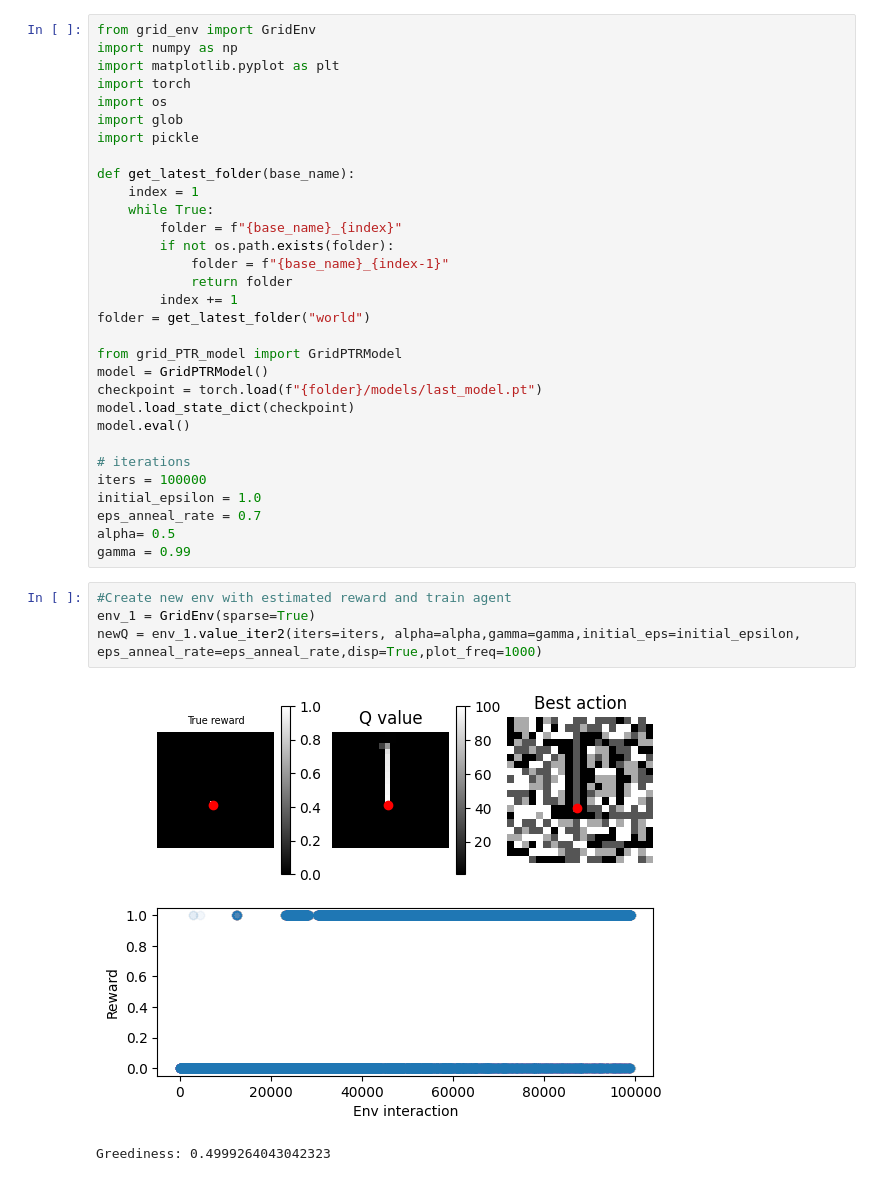
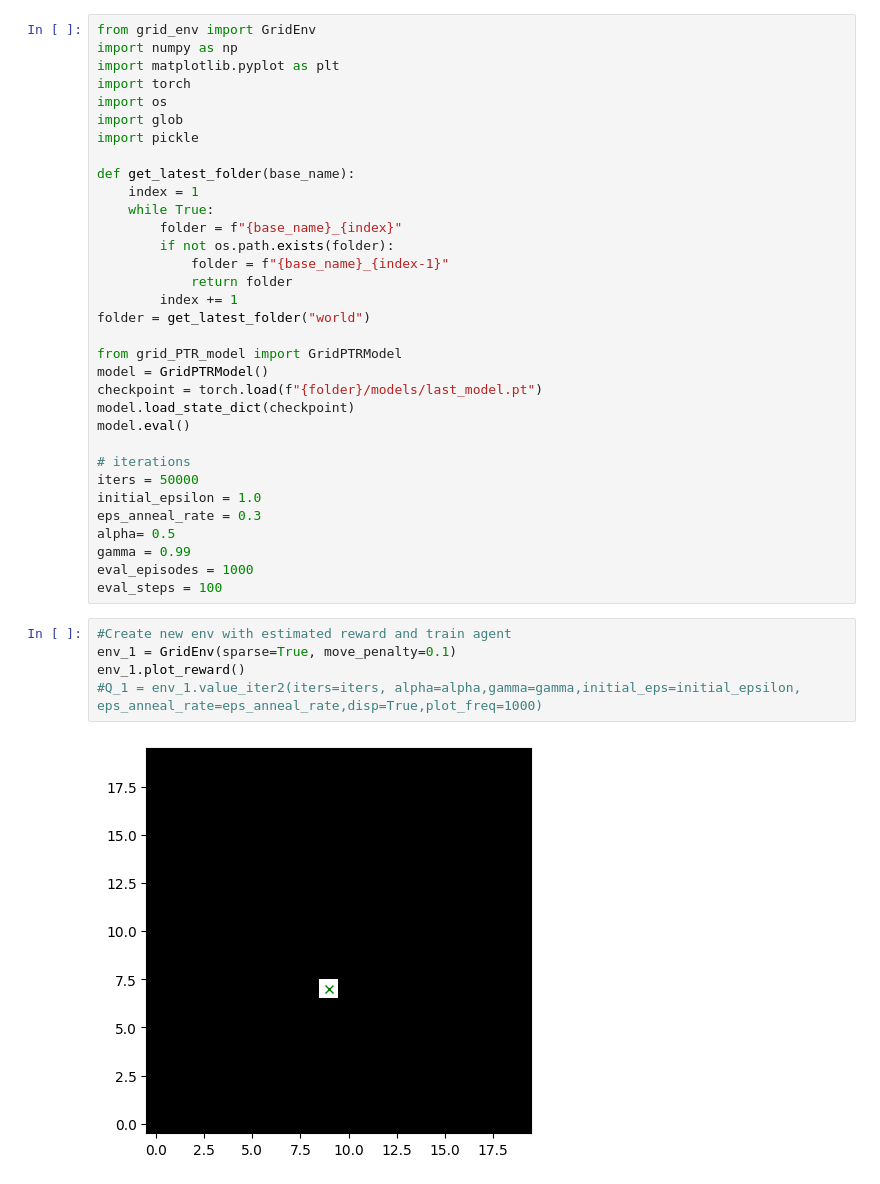
Before and after one commit to Alex427427427/2023_SRP_long_horizon, a Jupyter notebook: 2D_world/5_grid_env_reward_density_compare.ipynb, the cells around one changed output. Cells and saved outputs as stored; diff of their text form.

```diff
--- a/2D_world/5_grid_env_reward_density_compare.ipynb
+++ b/2D_world/5_grid_env_reward_density_compare.ipynb
@@ -24,18 +24,20 @@ model.load_state_dict(checkpoint)
 model.eval()
 
 # iterations
-iters = 100000
+iters = 50000
 initial_epsilon = 1.0
-eps_anneal_rate = 0.7
+eps_anneal_rate = 0.3
 alpha= 0.5
 gamma = 0.99
+eval_episodes = 1000
+eval_steps = 100
 # %%
 #Create new env with estimated reward and train agent
-env_1 = GridEnv(sparse=True)
-newQ = env_1.value_iter2(iters=iters, alpha=alpha,gamma=gamma,initial_eps=initial_epsilon, eps_anneal_rate=eps_anneal_rate,disp=True,plot_freq=1000)
+env_1 = GridEnv(sparse=True, move_penalty=0.1)
+env_1.plot_reward()
+#Q_1 = env_1.value_iter2(iters=iters, alpha=alpha,gamma=gamma,initial_eps=initial_epsilon, eps_anneal_rate=eps_anneal_rate,disp=True,plot_freq=1000)
 # %% [output]
-[figure, old version]
+[figure, new version]
-Greediness: 0.4999264043042323
 # %%
 #Create new env with estimated reward and train agent
 shrink_factor = 10
```
Also changed, not shown: parts of 10 cells of this notebook, 6 other files.
